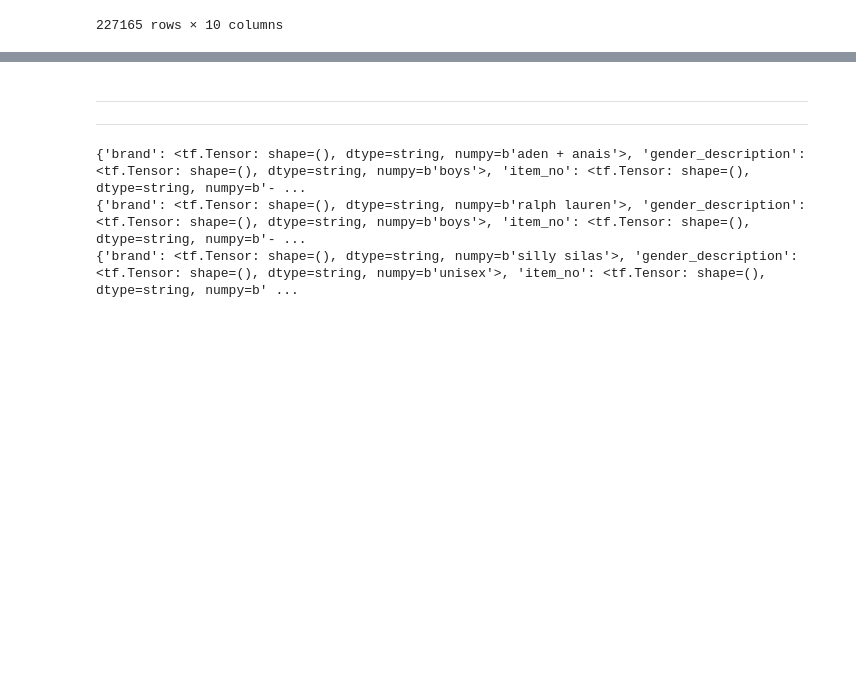
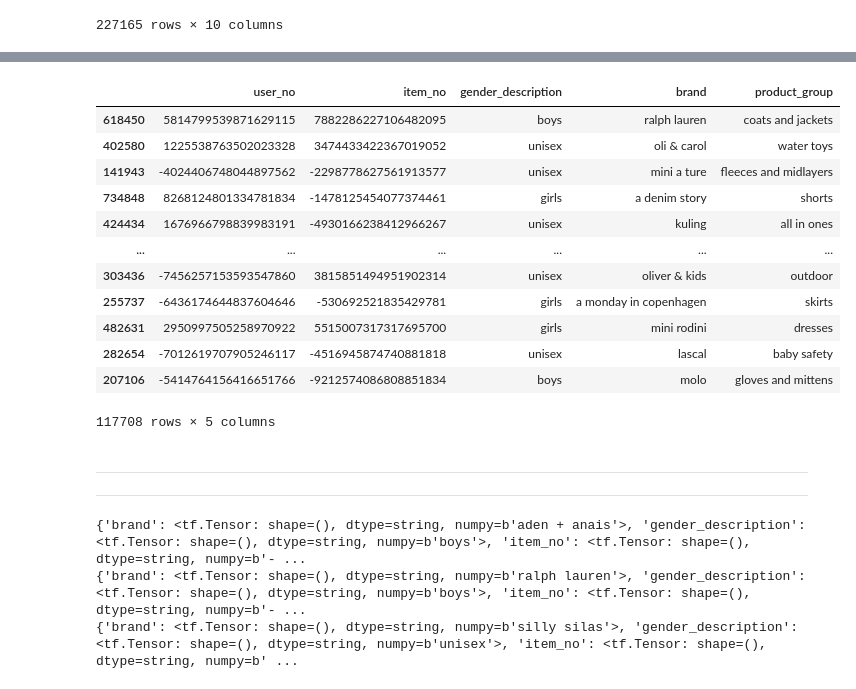
Before and after one commit to msvensson222/tfrs-retail-example, a Jupyter notebook: EDA.ipynb, the cells around one changed output, grey strips where cells are left out. Saved outputs shown, nothing was run; the diff lists cells and outputs as text; code cells hidden in the pictures; blank space fills up the shorter version.

```diff
--- a/EDA.ipynb
+++ b/EDA.ipynb
@@ -731 +690,17 @@ train
+# %%
+test
+# %% [output]
+|  | user_no | item_no | gender_description | brand | product_group |
+| 618450 | 5814799539871629115 | 7882286227106482095 | boys | ralph lauren | coats and jackets |
+| 402580 | 1225538763502023328 | 3474433422367019052 | unisex | oli & carol | water toys |
+| 141943 | -4024406748044897562 | -2298778627561913577 | unisex | mini a ture | fleeces and midlayers |
+| 734848 | 8268124801334781834 | -1478125454077374461 | girls | a denim story | shorts |
+| 424434 | 1676966798839983191 | -4930166238412966267 | unisex | kuling | all in ones |
+| ... | ... | ... | ... | ... | ... |
+| 303436 | -7456257153593547860 | 3815851494951902314 | unisex | oliver & kids | outdoor |
+| 255737 | -6436174644837604646 | -530692521835429781 | girls | a monday in copenhagen | skirts |
+| 482631 | 2950997505258970922 | 5515007317317695700 | girls | mini rodini | dresses |
+| 282654 | -7012619707905246117 | -4516945874740881818 | unisex | lascal | baby safety |
+| 207106 | -5414764156416651766 | -9212574086808851834 | boys | molo | gloves and mittens |
+117708 rows × 5 columns
 # %%
```
Also changed, not shown: parts of 26 cells of this notebook.
